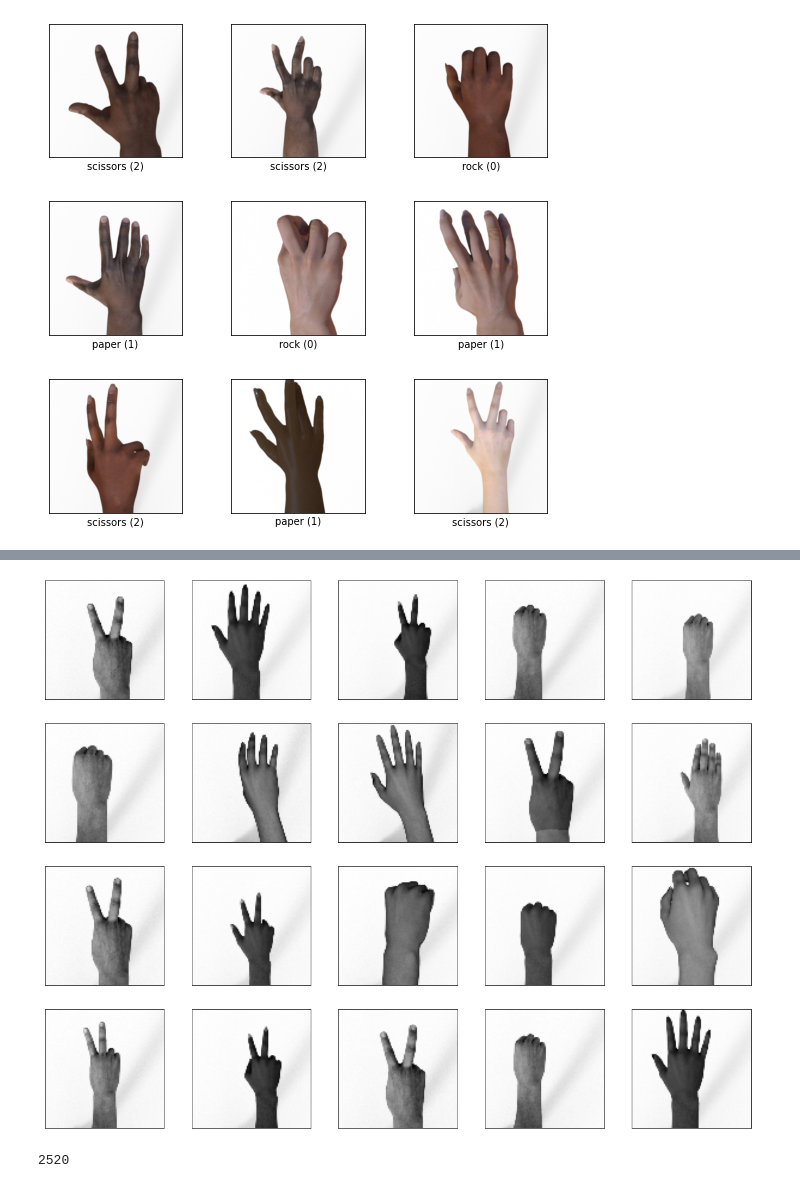
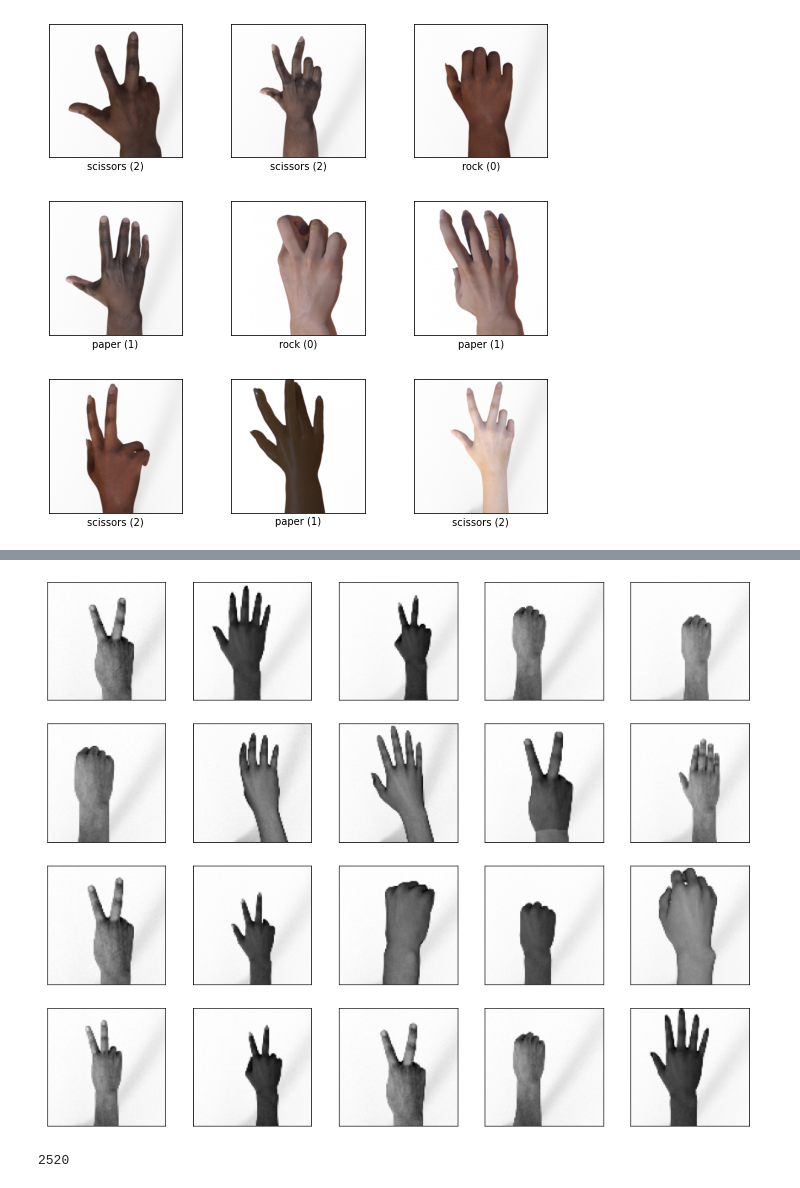
Before and after one commit to susanaglezr/Proyecto-DL-RPS, a Jupyter notebook: Proyecto_Deep_Learning.ipynb, the cells around one changed output, grey strips where cells are left out. Drawn from its saved outputs; the diff is of its cells as text; code cells hidden in the pictures.

```diff
--- a/Proyecto_Deep_Learning.ipynb
+++ b/Proyecto_Deep_Learning.ipynb
@@ -69,20 +69,20 @@ for i, (imagen, etiqueta) in enumerate(datos['train'].take(20)):
 # %%
 # Lo mismo para los datos de validación
 import matplotlib.pyplot as plt
 import cv2
-plt.figure(figsize=(20,20))
+plt.figure(figsize=(15,15))
 
 img_size = 100
 
 for i, (imagen, etiqueta) in enumerate(datos['test'].take(20)):
     imagen = cv2.resize(imagen.numpy(), (img_size, img_size))
     imagen = cv2.cvtColor(imagen, cv2.COLOR_BGR2GRAY)
     plt.subplot(5,5,i+1)
     plt.xticks([])
     plt.yticks([])
     plt.imshow(imagen, cmap = 'gray')
 # %% [output]
-[figure, old version]
+[figure, new version]
 # %%
 datos_train = []
 for i, (imagen, etiqueta) in enumerate(datos['train']):
```
Also changed, not shown: parts of 4 cells of this notebook.
